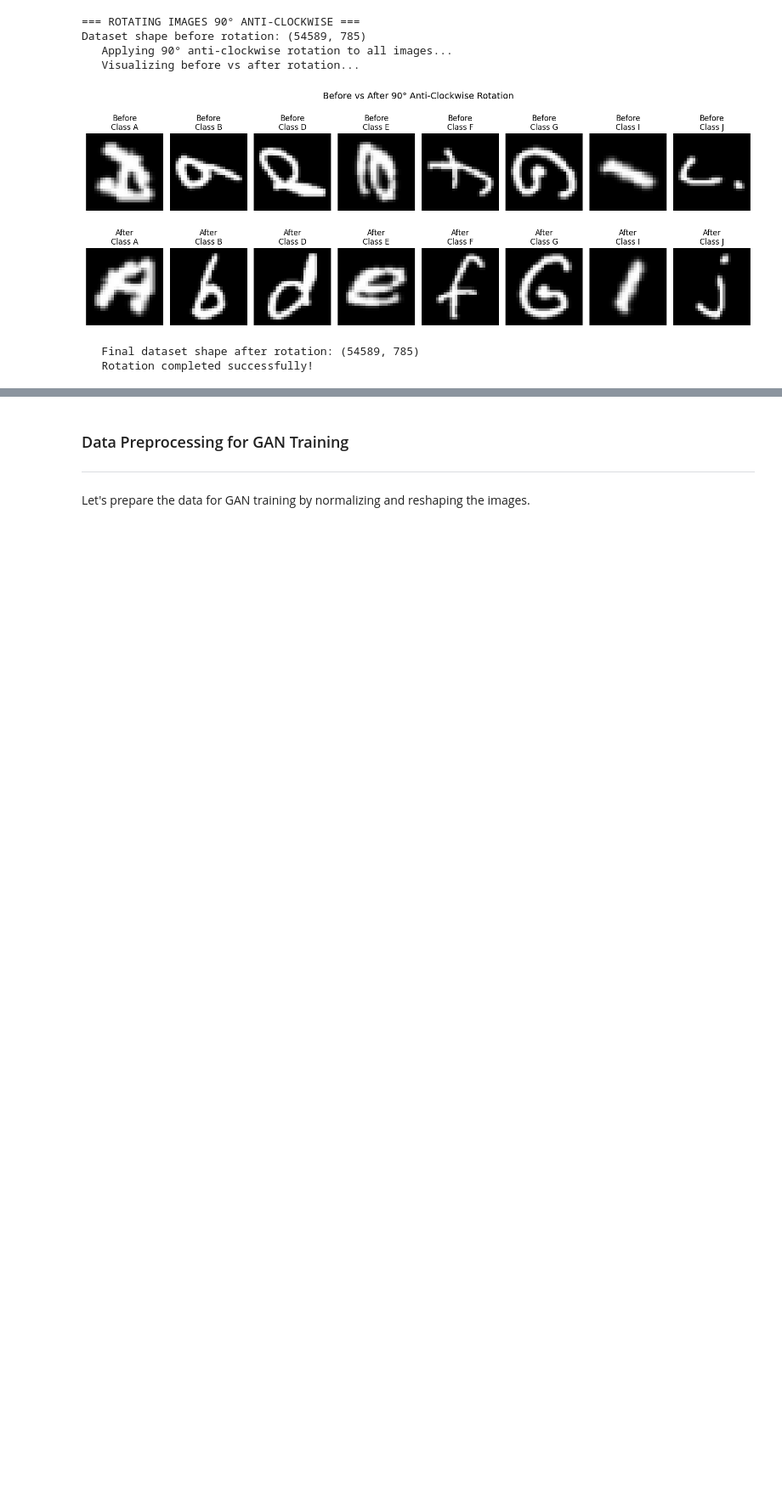
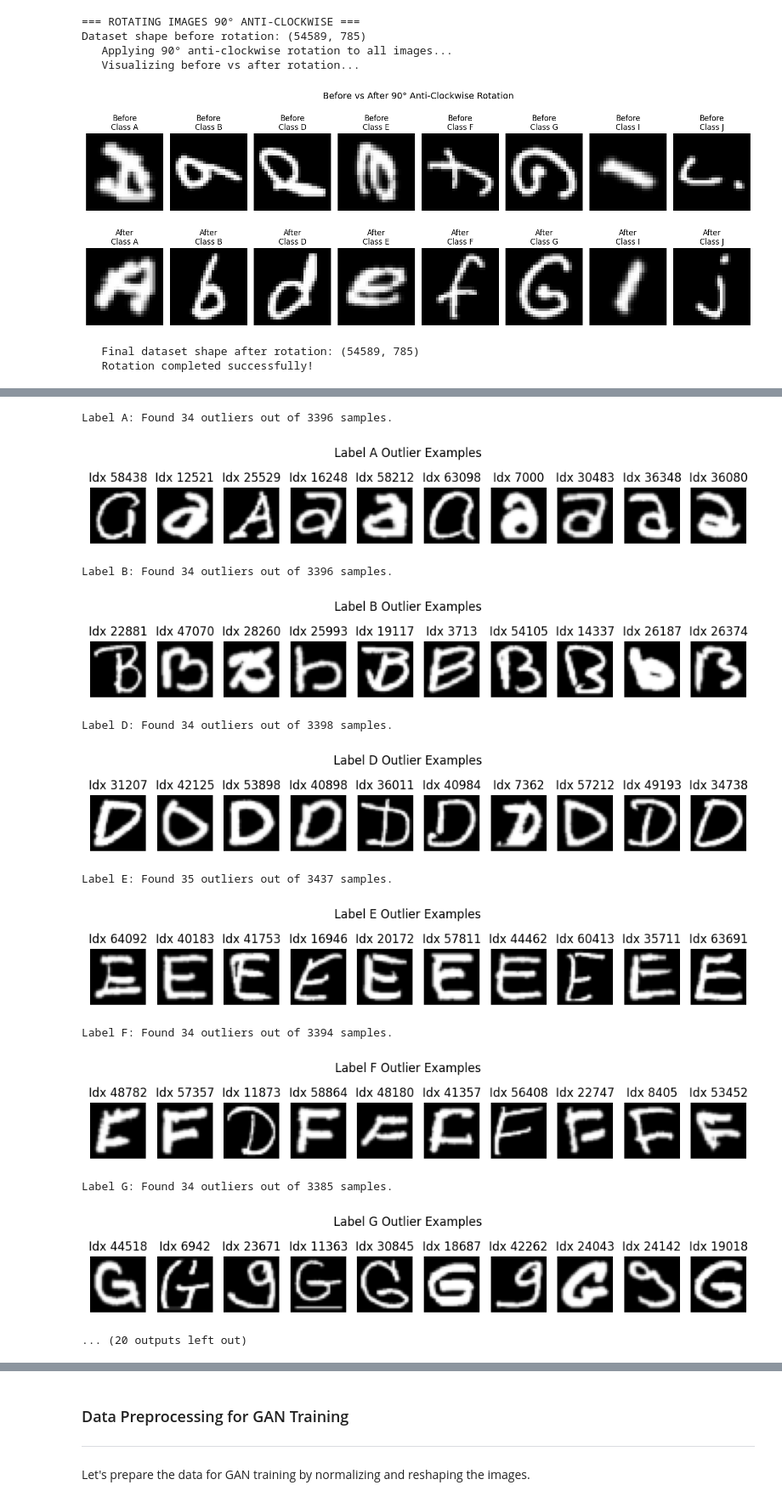
Before and after one commit to ATLAS097/Deep-Learning-CA-2, a Jupyter notebook: GAN_Part_A.ipynb, the cells around one changed output, grey strips where cells are left out. Shown at 85% size. Cells and saved outputs as stored; diff of their text form; code cells hidden in the pictures; blank space fills up the shorter version.

```diff
--- a/GAN_Part_A.ipynb
+++ b/GAN_Part_A.ipynb
@@ -465,0 +594,60 @@ Dataset shape before rotation: (54589, 785)
+# %%
+from sklearn.ensemble import IsolationForest
+
+import matplotlib.pyplot as plt
+
+# Function to find and visualize outliers for each label
+def find_outliers_by_label(data, pixel_columns, contamination=0.01, n_examples=5):
+    outlier_indices_by_label = {}
+    outlier_examples_by_label = {}
+
+    labels = sorted(data['label'].unique())
+    for label in labels:
+        subset = data[data['label'] == label]
+        X = subset[pixel_columns].values.astype(np.float32)  # Ensure numeric type
+
+        # Use IsolationForest to detect outliers
+        iso = IsolationForest(contamination=contamination, random_state=42)
+        preds = iso.fit_predict(X)
+        outlier_mask = preds == -1
+        outlier_indices = subset.index[outlier_mask].tolist()
+
+        outlier_indices_by_label[label] = outlier_indices
+
+        # Store up to n_examples for visualization
+        outlier_examples = subset.loc[outlier_indices].sample(n_examples)
+        outlier_examples_by_label[label] = outlier_examples
+
+        print(f"Label {label}: Found {len(outlier_indices)} outliers out of {len(subset)} samples.")
+
+        # Visualize outlier examples
+        if not outlier_examples.empty:
+            fig, axes = plt.subplots(1, min(n_examples, len(outlier_examples)), figsize=(12, 2))
+            if min(n_examples, len(outlier_examples)) == 1:
+                axes = [axes]
+            for i, (_, row) in enumerate(outlier_examples.iterrows()):
+                img = row[pixel_columns].values.astype(np.float32).reshape(28, 28)
+                axes[i].imshow(img, cmap='gray')
+                axes[i].set_title(f"Idx {row.name}")
+                axes[i].axis('off')
+            plt.suptitle(f"Label {label} Outlier Examples")
+            plt.show()
+
+    return outlier_indices_by_label, outlier_examples_by_label
+
+# Run outlier detection and visualization
+outlier_indices_by_label, outlier_examples_by_label = find_outliers_by_label(rotated_data, pixel_columns, contamination=0.01, n_examples=10)
+# %% [output]
+Label A: Found 34 outliers out of 3396 samples.
+[figure, added]
+Label B: Found 34 outliers out of 3396 samples.
+[figure, added]
+Label D: Found 34 outliers out of 3398 samples.
+[figure, added]
+Label E: Found 35 outliers out of 3437 samples.
+[figure, added]
+Label F: Found 34 outliers out of 3394 samples.
+[figure, added]
+Label G: Found 34 outliers out of 3385 samples.
+[figure, added]
+... (20 outputs left out)
```
Also changed, not shown: parts of 6 cells of this notebook.
